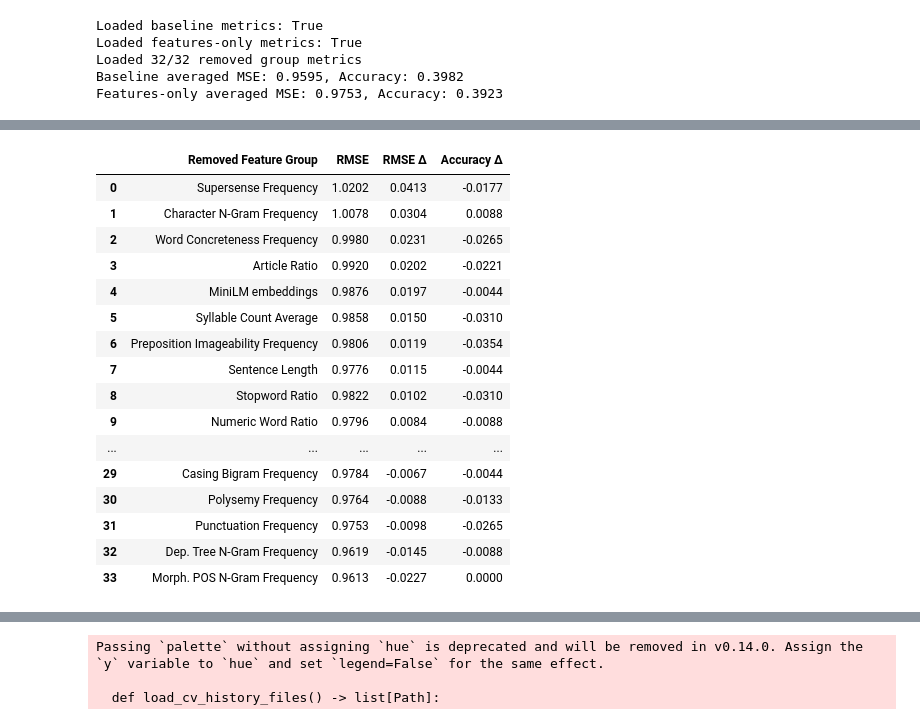
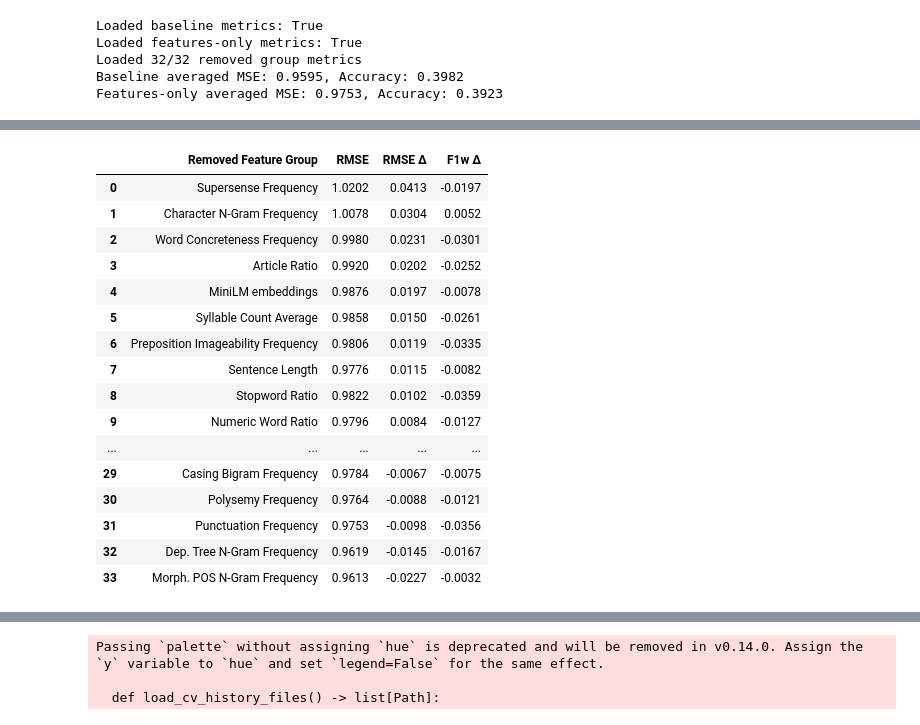
Before and after one commit to itzTerra/vis-desc, a Jupyter notebook: modules/lab/src/evaluation/encoder/feature_importance.ipynb, the cells around one changed output, grey strips where cells are left out. Saved outputs shown, nothing was run; the diff lists cells and outputs as text; code cells hidden in the pictures.

```diff
--- a/modules/lab/src/evaluation/encoder/feature_importance.ipynb
+++ b/modules/lab/src/evaluation/encoder/feature_importance.ipynb
@@ -135,6 +134,15 @@ rows = []
 
 def macro_f1(m):
     return sum(m["f1"]) / len(m["f1"]) if m else None
+
+
+def weighted_f1(m):
+    if not m or not m.get("f1") or not m.get("support"):
+        return None
+    total = sum(m["support"])
+    if total == 0:
+        return None
+    return sum(f * s for f, s in zip(m["f1"], m["support"])) / total
 
 
 def delta_stats(all_metrics, baseline_metrics, value_fn):
@@ -158,12 +166,15 @@ if baseline_averaged:
             "RMSE": baseline_rmse,
             "Accuracy": baseline_averaged["accuracy"],
             "Macro Avg F1": baseline_macro_f1,
+            "F1w": weighted_f1(baseline_averaged),
             "RMSE Δ": 0.0,
             "RMSE 2σ": 0.0,
             "Accuracy Δ": 0.0,
             "Accuracy 2σ": 0.0,
             "Macro F1 Δ": 0.0,
             "Macro F1 2σ": 0.0,
+            "F1w Δ": 0.0,
+            "F1w 2σ": 0.0,
         }
     )
 
@@ -178,18 +189,24 @@ if features_only_averaged:
     macro_delta_mean, macro_delta_2sigma = delta_stats(
         features_only_all, baseline_all, macro_f1
     )
+    f1w_delta_mean, f1w_delta_2sigma = delta_stats(
+        features_only_all, baseline_all, weighted_f1
+    )
     rows.append(
         {
             "Removed Feature Group": "MiniLM embeddings",
             "RMSE": features_only_rmse,
             "Accuracy": features_only_averaged["accuracy"],
             "Macro Avg F1": macro_f1(features_only_averaged),
+            "F1w": weighted_f1(features_only_averaged),
             "RMSE Δ": rmse_delta_mean,
             "RMSE 2σ": rmse_delta_2sigma,
             "Accuracy Δ": acc_delta_mean,
             "Accuracy 2σ": acc_delta_2sigma,
             "Macro F1 Δ": macro_delta_mean,
             "Macro F1 2σ": macro_delta_2sigma,
+            "F1w Δ": f1w_delta_mean,
+            "F1w 2σ": f1w_delta_2sigma,
         }
     )
 
@@ -209,18 +226,24 @@ for group in FEATURE_NAME_MAPPING.keys():
         macro_delta_mean, macro_delta_2sigma = delta_stats(
             all_metrics, baseline_all, macro_f1
         )
+        f1w_delta_mean, f1w_delta_2sigma = delta_stats(
+            all_metrics, baseline_all, weighted_f1
+        )
         rows.append(
             {
                 "Removed Feature Group": human_name,
                 "RMSE": math.sqrt(metrics["mse"]),
                 "Accuracy": metrics["accuracy"],
                 "Macro Avg F1": macro_f1(metrics),
+                "F1w": weighted_f1(metrics),
                 "RMSE Δ": rmse_delta_mean,
                 "RMSE 2σ": rmse_delta_2sigma,
                 "Accuracy Δ": acc_delta_mean,
                 "Accuracy 2σ": acc_delta_2sigma,
                 "Macro F1 Δ": macro_delta_mean,
                 "Macro F1 2σ": macro_delta_2sigma,
+                "F1w Δ": f1w_delta_mean,
+                "F1w 2σ": f1w_delta_2sigma,
             }
         )
 
@@ -231,13 +254,13 @@ columns_to_include = [
     "Removed Feature Group",
     "RMSE",
     "RMSE Δ",
-    "Accuracy Δ",
+    "F1w Δ",
     # "Macro F1 Δ",
 ]
 sort_column = "RMSE Δ"
 sort_ascending = False
 # gradient_columns: list of columns to apply gradient. Prefix with "-" to reverse direction (higher = better)
-gradient_columns = ["-RMSE Δ", "Accuracy Δ"]
+gradient_columns = ["-RMSE Δ", "F1w Δ"]
 
 # Apply selections
 print(df)
@@ -302,20 +325,20 @@ styled_df
-|  | Removed Feature Group | RMSE | RMSE Δ | Accuracy Δ |
-| 0 | Supersense Frequency | 1.0202 | 0.0413 | -0.0177 |
-| 1 | Character N-Gram Frequency | 1.0078 | 0.0304 | 0.0088 |
-| 2 | Word Concreteness Frequency | 0.9980 | 0.0231 | -0.0265 |
-| 3 | Article Ratio | 0.9920 | 0.0202 | -0.0221 |
-| 4 | MiniLM embeddings | 0.9876 | 0.0197 | -0.0044 |
-| 5 | Syllable Count Average | 0.9858 | 0.0150 | -0.0310 |
-| 6 | Preposition Imageability Frequency | 0.9806 | 0.0119 | -0.0354 |
-| 7 | Sentence Length | 0.9776 | 0.0115 | -0.0044 |
-| 8 | Stopword Ratio | 0.9822 | 0.0102 | -0.0310 |
-| 9 | Numeric Word Ratio | 0.9796 | 0.0084 | -0.0088 |
+|  | Removed Feature Group | RMSE | RMSE Δ | F1w Δ |
+| 0 | Supersense Frequency | 1.0202 | 0.0413 | -0.0197 |
+| 1 | Character N-Gram Frequency | 1.0078 | 0.0304 | 0.0052 |
+| 2 | Word Concreteness Frequency | 0.9980 | 0.0231 | -0.0301 |
+| 3 | Article Ratio | 0.9920 | 0.0202 | -0.0252 |
+| 4 | MiniLM embeddings | 0.9876 | 0.0197 | -0.0078 |
+| 5 | Syllable Count Average | 0.9858 | 0.0150 | -0.0261 |
+| 6 | Preposition Imageability Frequency | 0.9806 | 0.0119 | -0.0335 |
+| 7 | Sentence Length | 0.9776 | 0.0115 | -0.0082 |
+| 8 | Stopword Ratio | 0.9822 | 0.0102 | -0.0359 |
+| 9 | Numeric Word Ratio | 0.9796 | 0.0084 | -0.0127 |
 | ... | ... | ... | ... | ... |
-| 29 | Casing Bigram Frequency | 0.9784 | -0.0067 | -0.0044 |
-| 30 | Polysemy Frequency | 0.9764 | -0.0088 | -0.0133 |
-| 31 | Punctuation Frequency | 0.9753 | -0.0098 | -0.0265 |
-| 32 | Dep. Tree N-Gram Frequency | 0.9619 | -0.0145 | -0.0088 |
-| 33 | Morph. POS N-Gram Frequency | 0.9613 | -0.0227 | 0.0000 |
+| 29 | Casing Bigram Frequency | 0.9784 | -0.0067 | -0.0075 |
+| 30 | Polysemy Frequency | 0.9764 | -0.0088 | -0.0121 |
+| 31 | Punctuation Frequency | 0.9753 | -0.0098 | -0.0356 |
+| 32 | Dep. Tree N-Gram Frequency | 0.9619 | -0.0145 | -0.0167 |
+| 33 | Morph. POS N-Gram Frequency | 0.9613 | -0.0227 | -0.0032 |
 # %%
 export_feature_importance_latex(df)
 # %% [output]
```
Also changed, not shown: parts of 3 cells of this notebook, 14 other files.
